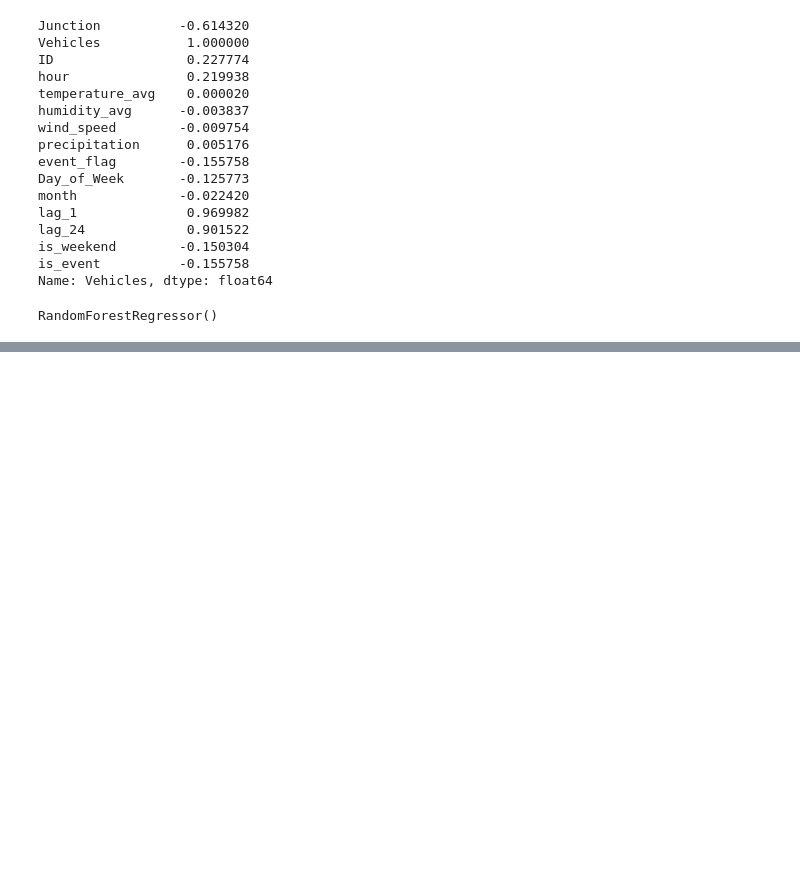
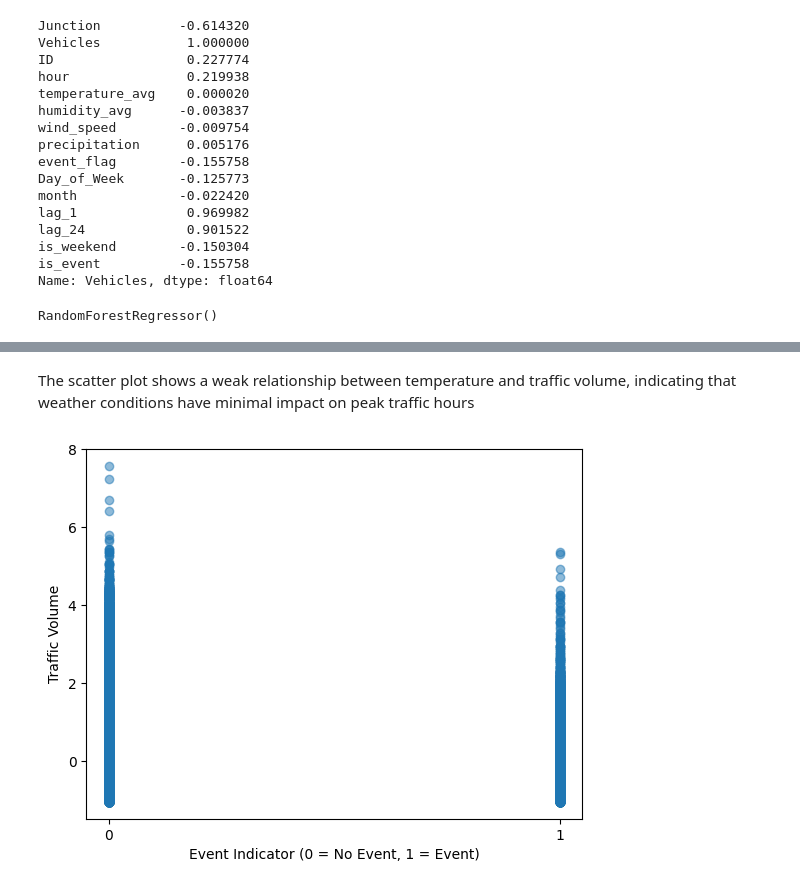
Before and after one commit to Chetana2504/Traffic_Prediction_Project, a Jupyter notebook: uber.ipynb, the cells around one changed output, grey strips where cells are left out. Drawn from its saved outputs; the diff is of its cells as text; code cells hidden in the pictures; blank space fills up the shorter version.

```diff
--- a/uber.ipynb
+++ b/uber.ipynb
@@ -206,0 +468,10 @@ dtype: float64
+# %% [markdown]
+The scatter plot shows a weak relationship between temperature and traffic volume, indicating that weather conditions have minimal impact on peak traffic hours
+# %%
+plt.scatter(traffic['is_event'],traffic['Vehicles'], alpha = 0.5)
+plt.xlabel("Event Indicator (0 = No Event, 1 = Event)")
+plt.ylabel("Traffic Volume")
+plt.xticks(range(0,2,1))
+plt.show()
+# %% [output]
+[figure, added]
```
Also changed, not shown: parts of 73 cells of this notebook.
